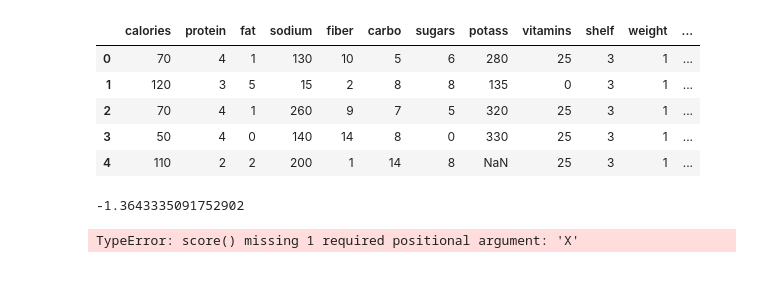
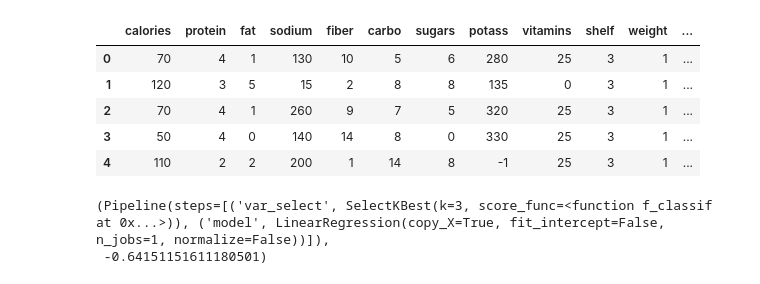
Before and after one commit to tiy-gvl-python/honey-nut-clusters, a Jupyter notebook: Clusters_of_Cereal.ipynb, the cells around one changed output. Drawn from its saved outputs; the diff is of its cells as text; code cells hidden in the pictures.

```diff
--- a/Clusters_of_Cereal.ipynb
+++ b/Clusters_of_Cereal.ipynb
@@ -9,21 +12,22 @@ from sklearn.pipeline import Pipeline
 # %%
-cereal_data = pd.read_csv("cereals.csv", na_values=-1)
+cereal_data = pd.read_csv("cereals.csv")
 names = cereal_data.columns
 # %%
 for name in names[3:]:
     cereal_data[name] = cereal_data[name]/cereal_data.weight
 cereal_data["hot_cereal_flag"] = cereal_data.type.map({"C": 0, "H": 1})
 modeling_names = list(names[3:])
 modeling_names.append("hot_cereal_flag")
 model_data = cereal_data[modeling_names]
+model_data = model_data.dropna()
 model_data.head()
 # %% [output]
 |  | calories | protein | fat | sodium | fiber | carbo | sugars | potass | vitamins | shelf | weight | ... |
 | 0 | 70 | 4 | 1 | 130 | 10 | 5 | 6 | 280 | 25 | 3 | 1 | ... |
 | 1 | 120 | 3 | 5 | 15 | 2 | 8 | 8 | 135 | 0 | 3 | 1 | ... |
 | 2 | 70 | 4 | 1 | 260 | 9 | 7 | 5 | 320 | 25 | 3 | 1 | ... |
 | 3 | 50 | 4 | 0 | 140 | 14 | 8 | 0 | 330 | 25 | 3 | 1 | ... |
-| 4 | 110 | 2 | 2 | 200 | 1 | 14 | 8 | NaN | 25 | 3 | 1 | ... |
+| 4 | 110 | 2 | 2 | 200 | 1 | 14 | 8 | -1 | 25 | 3 | 1 | ... |
 # %%
 carbo_predict = model_data[cereal_data.carbo.notnull()]
 sugars_predict = model_data[cereal_data.sugars.notnull()]
@@ -45,12 +49,5 @@ def best_linear_regression_model(data, target, variables, max_vars=5):
-# %%
-regr = linear_model.LinearRegression(fit_intercept=False)
-test = SelectKBest(k=2)
-pipe = Pipeline([("la", test), ("blah", regr)])
-pipe.fit(model_data[["calories", "vitamins", "sodium"]], model_data["protein"])
-pipe.score(model_data[["calories", "vitamins", "sodium"]], model_data["protein"])
-# %% [output]
--1.3643335091752902
 # %%
-best_linear_regression_model(model_data, "protein", ["calories", "vitamins", "sodium"], 2).score()
+best_linear_regression_model(model_data, "protein", ["calories", "vitamins", "sodium"], 3)
 # %% [output]
-TypeError: score() missing 1 required positional argument: 'X'
+(Pipeline(steps=[('var_select', SelectKBest(k=3, score_func=<function f_classif at 0x...>)), ('model', LinearRegression(copy_X=True, fit_intercept=False, n_jobs=1, normalize=False))]),
+ -0.64151151611180501)
```
Also changed, not shown: parts of 6 cells of this notebook.
